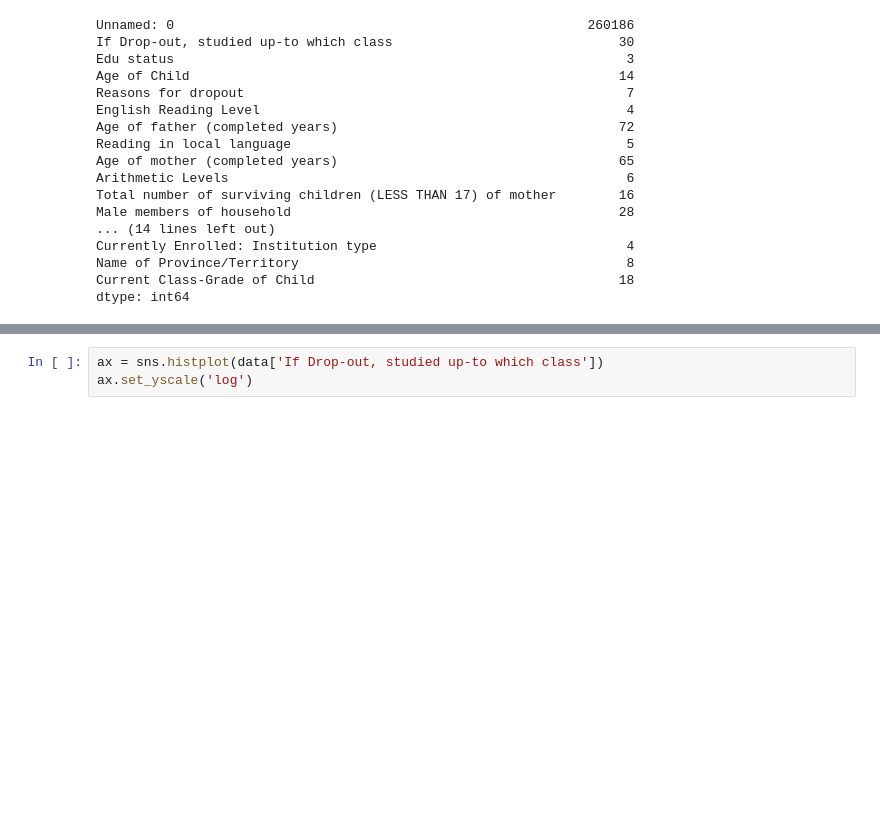
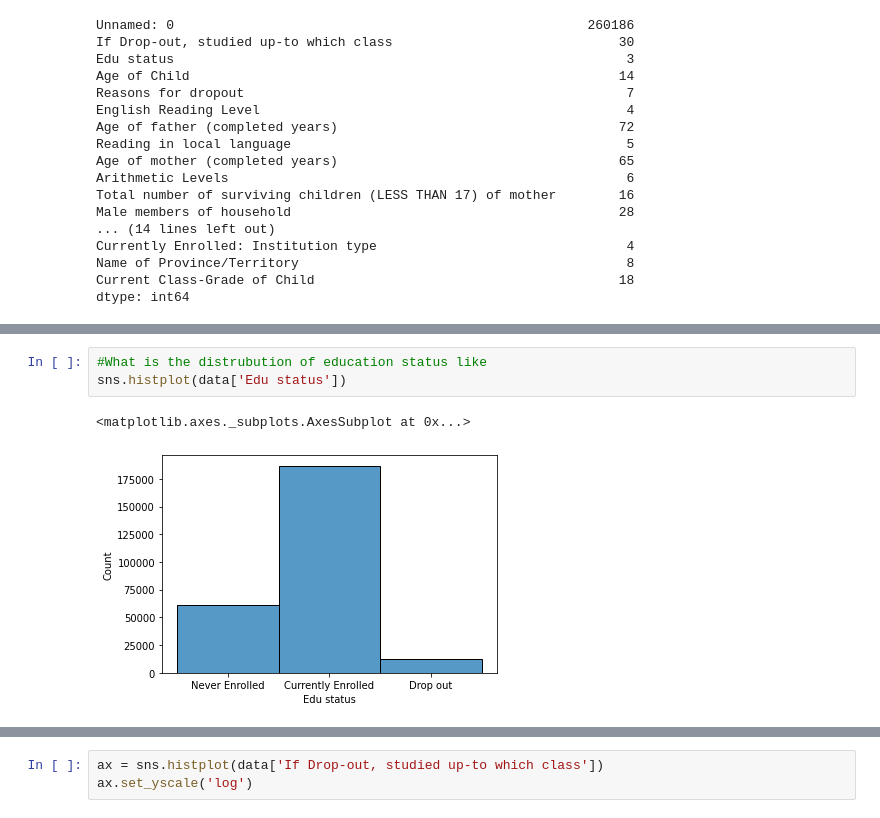
Before and after one commit to AliShujjat/DropOutRatesInPakistan, a Jupyter notebook: EDA.ipynb, the cells around one changed output, grey strips where cells are left out. Saved outputs shown, nothing was run; the diff lists cells and outputs as text; blank space fills up the shorter version.

```diff
--- a/EDA.ipynb
+++ b/EDA.ipynb
@@ -180,0 +239,6 @@ Name: Current Class-Grade of Child, dtype: int64
+# %%
+#What is the distrubution of education status like
+sns.histplot(data['Edu status'])
+# %% [output]
+<matplotlib.axes._subplots.AxesSubplot at 0x...>
+[figure, added]
```
Also changed, not shown: parts of 27 cells of this notebook.
